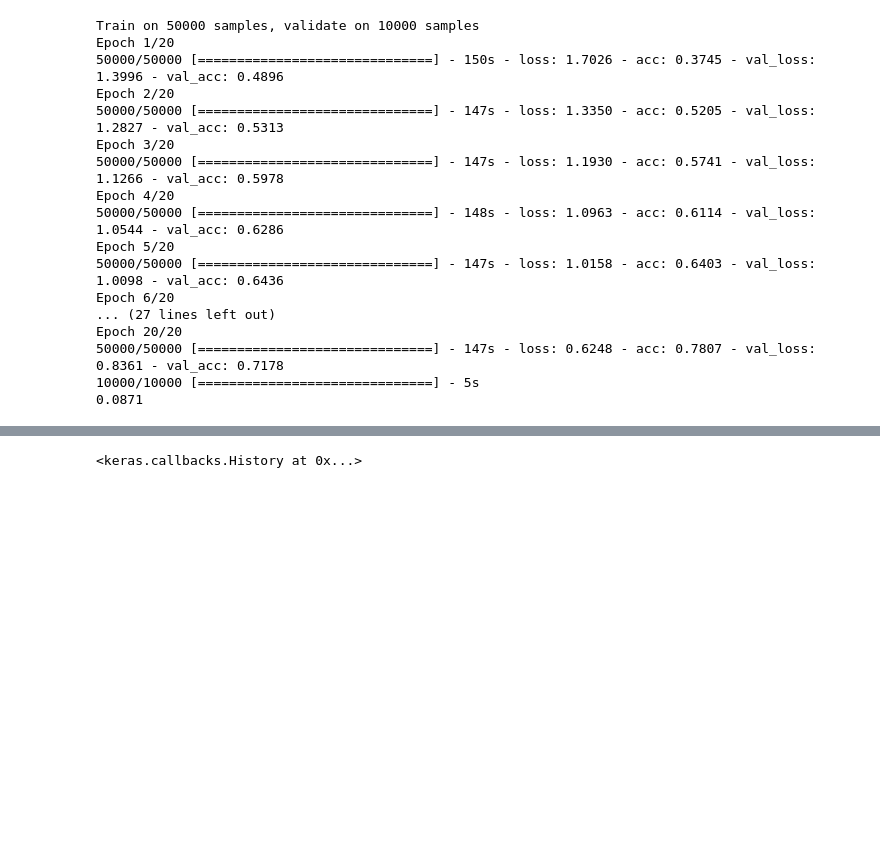
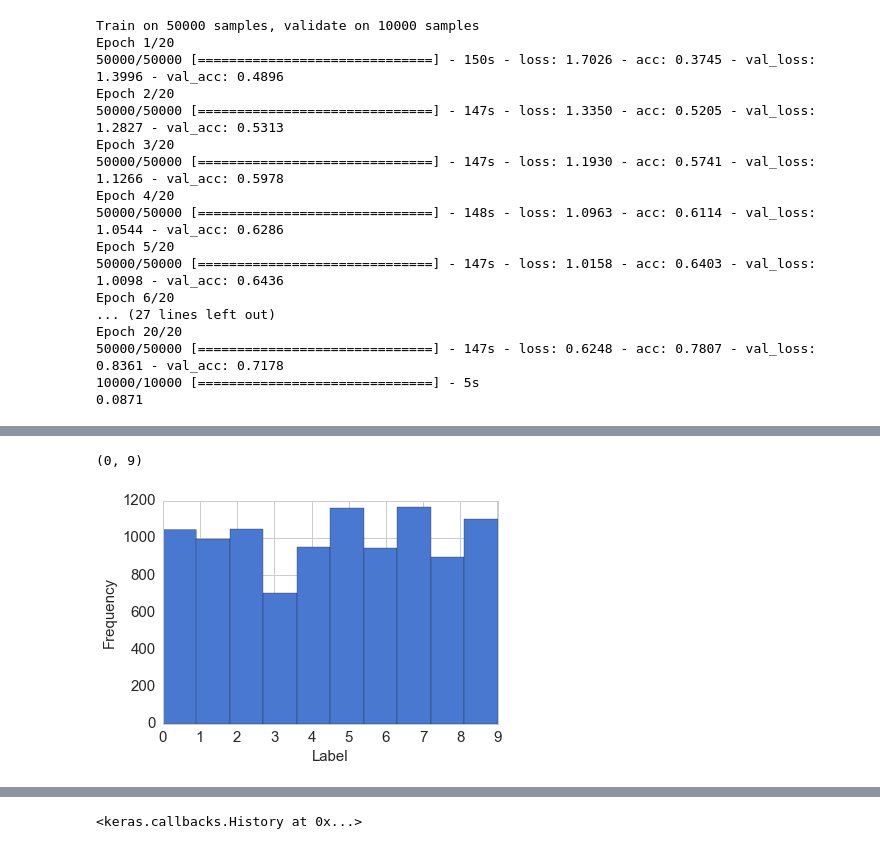
Before and after one commit to RyosukeHonda/Machine-Learning-ND, a Jupyter notebook: Project5/Cifar10/Cifar10 with Keras.ipynb, the cells around one changed output, grey strips where cells are left out. Drawn from its saved outputs; the diff is of its cells as text; code cells hidden in the pictures; blank space fills up the shorter version.

```diff
--- a/Project5/Cifar10/Cifar10 with Keras.ipynb
+++ b/Project5/Cifar10/Cifar10 with Keras.ipynb
@@ -44,7 +44,7 @@ def load_cifar10(dir):
 
     return train_data,test_data,train_target,test_target
 # %%
-X_train,X_test,y_train,y_test = load_cifar10("cifar-10-batches-py")
+X_train,X_test,Y_train,Y_test = load_cifar10("cifar-10-batches-py")
 # %%
 X_train = X_train.reshape((len(X_train),3,32,32))
 X_test = X_test.reshape((len(X_test),3,32,32))
@@ -83,8 +83,8 @@ from keras.utils import np_utils
 nb_classes =10
 
 #Change the target values into one-hot vectors
-y_train = np_utils.to_categorical(y_train, nb_classes)
-y_test = np_utils.to_categorical(y_test, nb_classes)
+y_train = np_utils.to_categorical(Y_train, nb_classes)
+y_test = np_utils.to_categorical(Y_test, nb_classes)
 # %%
 y_test
 #y_train
@@ -685,0 +768,11 @@ Epoch 20/20
+# %%
+plt.hist(output)
+#sns.distplot(label_miss,kde=False,rug=False,color='r')
+plt.xticks(fontsize=15)
+plt.yticks(fontsize=15)
+plt.xlabel('Label',fontsize=15)
+plt.ylabel('Frequency',fontsize=15)
+plt.xlim(0,9)
+# %% [output]
+(0, 9)
+[figure, added]
```
Also changed, not shown: parts of 17 cells of this notebook.
